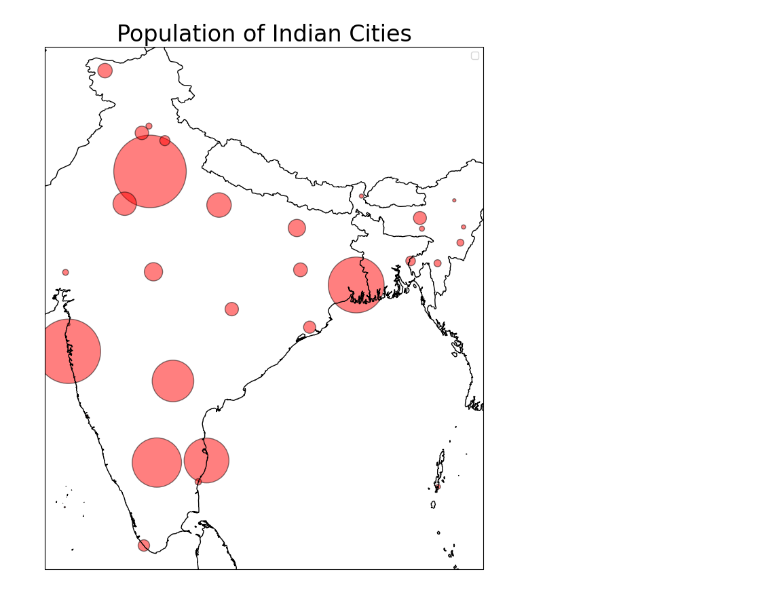
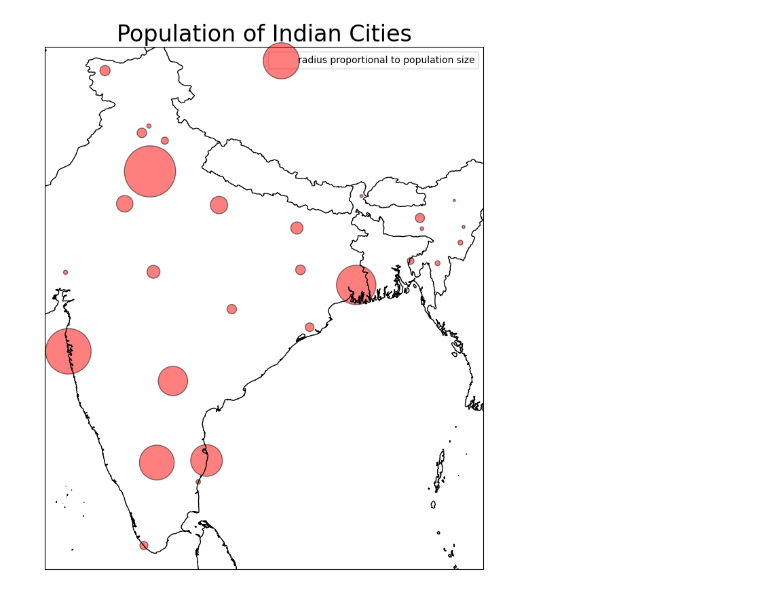
Before and after one commit to shubhamByte/Lab_Assignment_3, a Jupyter notebook: B20AI039_q1_Lab_assignment_3_dv.ipynb, the cells around one changed output. Drawn from its saved outputs; the diff is of its cells as text; code cells hidden in the pictures.

```diff
--- a/B20AI039_q1_Lab_assignment_3_dv.ipynb
+++ b/B20AI039_q1_Lab_assignment_3_dv.ipynb
@@ -51,7 +72,7 @@ ax.add_feature(cfeature.BORDERS.with_scale('10m'), linewidth=1)
 ax.add_feature(cfeature.COASTLINE.with_scale('10m'), linewidth=1)
 
 # Plot the bubbles using the population as the size
-gdf.plot(ax=ax, color='red', markersize=df['population']*0.0002, alpha=0.5, edgecolor='k')
+gdf.plot(ax=ax, color='red', markersize=df['population']*0.0001, alpha=0.5, edgecolor='k', label = 'radius proportional to population size')
 
 # Set the title and axis labels
 ax.set_title('Population of Indian Cities', fontsize=24)
@@ -66 +86 @@ WARNING:matplotlib.legend:No artists with labels found to put in legend.  Note t
-[figure, old version]
+[figure, new version]
```
Also changed, not shown: parts of 6 cells of this notebook.
